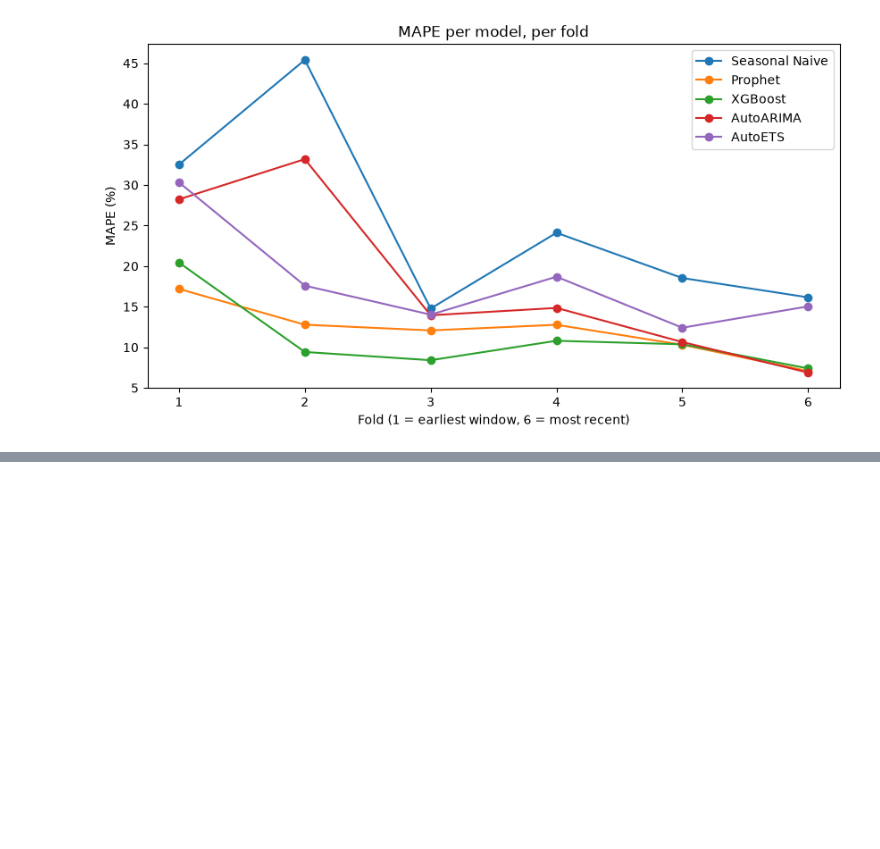
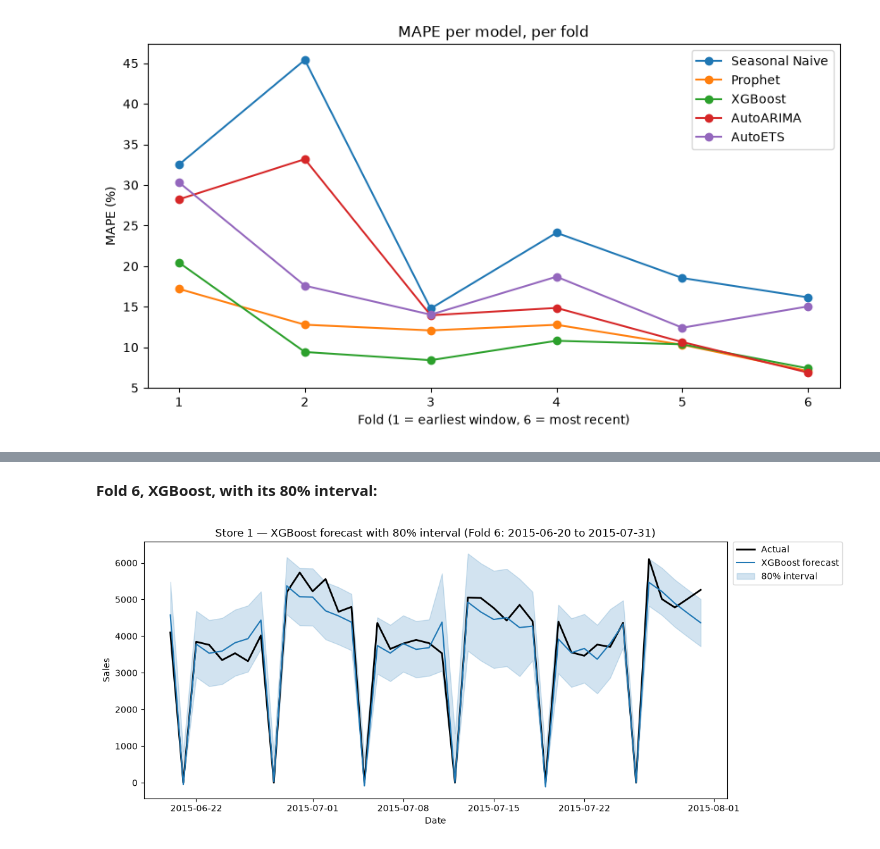
Before and after one commit to Ampofowaa/rossmann-sales-forecasting, a Jupyter notebook: single_store_forecast.ipynb, the cells around one changed output, grey strips where cells are left out. Cells and saved outputs as stored; diff of their text form; code cells hidden in the pictures; blank space fills up the shorter version.

```diff
--- a/single_store_forecast.ipynb
+++ b/single_store_forecast.ipynb
@@ -159,9 +162,11 @@ def fold_seasonal_naive(train_fold, horizon):
 # %% [markdown]
 Prophet is configured with both `weekly_seasonality=True` and `yearly_seasonality=True`, since section 1's EDA showed both a weekly cycle and a recurring yearly holiday pattern. The four exogenous columns are added as linear regressors via `add_regressor`, then fit on a fold's train rows. Unlike XGBoost, no recursive forecasting step is needed: Prophet predicts directly from the fold's real future calendar and regressor values, since its forecast at day *h* doesn't depend on its own prediction at day *h-1*.
 # %%
-def fold_prophet(train_fold, test_fold):
+def fold_prophet(train_fold, test_fold, levels=LEVELS, seed=SEED):
     df_p = train_fold[['Date', 'Sales'] + EXOG_COLS].rename(columns={'Date': 'ds', 'Sales': 'y'})
-    m = Prophet(weekly_seasonality=True, yearly_seasonality=True)  # type: ignore[arg-type]
+    # interval_width=levels[0]/100 = 0.8, Prophet's own default — point forecast (yhat) does not
+    # depend on interval_width or on uncertainty_samples; only yhat_lower/yhat_upper do.
+    m = Prophet(weekly_seasonality=True, yearly_seasonality=True, interval_width=levels[0] / 100)  # type: ignore[arg-type]
     for col in EXOG_COLS:
         m.add_regressor(col)
 
@@ -170,11 +175,20 @@ def fold_prophet(train_fold, test_fold):
     fit_seconds = time.perf_counter() - t0
 
     future = test_fold[['Date'] + EXOG_COLS].rename(columns={'Date': 'ds'})
+    np.random.seed(seed)  # fix Prophet's uncertainty-sampling RNG so intervals are reproducible
     t0 = time.perf_counter()
     pred = m.predict(future)
     predict_seconds = time.perf_counter() - t0
 
-    return pred['yhat'].values, fit_seconds, predict_seconds
+    intervals = {levels[0]: (pred['yhat_lower'].to_numpy(), pred['yhat_upper'].to_numpy())}
+    for lv in levels[1:]:
+        m.interval_width = lv / 100
+        np.random.seed(seed)
+        pred_lv = m.predict(future)
+        assert np.allclose(pred_lv['yhat'].to_numpy(), pred['yhat'].to_numpy()), "yhat must not depend on interval_width"
+        intervals[lv] = (pred_lv['yhat_lower'].to_numpy(), pred_lv['yhat_upper'].to_numpy())
+
+    return pred['yhat'].to_numpy(), fit_seconds, predict_seconds, intervals
 # %% [markdown]
 XGBoost uses calendar/lag/rolling features (`year`, `month`, `dayofweek`, `quarter`, `sales_lag_1/2/3/7`, `sales_rolling_mean_7`, `sales_rolling_std_7`) plus the same four exogenous columns as Prophet. It trains only on a fold's train rows, and forecasts **recursively**: lag/rolling features at each step come from train history plus the model's own earlier predictions (never from the fold's actual test `Sales`), while exogenous columns come from the fold's real future calendar, since those are known ahead of time. No leakage either way.
 # %%
@@ -245,7 +259,7 @@ def fold_xgboost(train_fold, test_fold, horizon, seed):
 # %% [markdown]
 The full-calendar series already has the regular daily frequency `statsforecast` needs — no synthetic placeholder dates required. AutoARIMA takes the same four exogenous columns as Prophet/XGBoost via `statsforecast`'s `X_df` interface (historical values to fit, the fold's real future values to forecast). AutoETS has no exogenous support in `statsforecast` — it stays a pure univariate model, and it's the one model here that can never see `Promo` or holidays coming.
 # %%
-def fold_statsforecast(train_fold, test_fold, horizon, exog_cols):
+def fold_statsforecast(train_fold, test_fold, horizon, exog_cols, levels=LEVELS):
     sf_tr = pd.DataFrame({'unique_id': 'store_1', 'ds': train_fold['Date'].values, 'y': train_fold['Sales'].values})
 
     sf_ets = StatsForecast(models=[AutoETS(season_length=7)], freq='D', n_jobs=1)
@@ -253,8 +267,9 @@ def fold_statsforecast(train_fold, test_fold, horizon, exog_cols):
     sf_ets.fit(df=sf_tr)
     ets_fit_seconds = time.perf_counter() - t0
     t0 = time.perf_counter()
-    fc_ets = cast(pd.DataFrame, sf_ets.predict(h=horizon))
+    fc_ets = cast(pd.DataFrame, sf_ets.predict(h=horizon, level=list(levels)))
     ets_predict_seconds = time.perf_counter() - t0
+    ets_intervals = {lv: (fc_ets[f'AutoETS-lo-{lv}'].to_numpy(), fc_ets[f'AutoETS-hi-{lv}'].to_numpy()) for lv in levels}
 
     sf_tr_arima = sf_tr.copy()
     for col in exog_cols:
@@ -268,10 +283,11 @@ def fold_statsforecast(train_fold, test_fold, horizon, exog_cols):
     sf_arima.fit(df=sf_tr_arima)
     arima_fit_seconds = time.perf_counter() - t0
     t0 = time.perf_counter()
-    fc_arima = cast(pd.DataFrame, sf_arima.predict(h=horizon, X_df=futr_df))
+    fc_arima = cast(pd.DataFrame, sf_arima.predict(h=horizon, X_df=futr_df, level=list(levels)))
     arima_predict_seconds = time.perf_counter() - t0
+    arima_intervals = {lv: (fc_arima[f'AutoARIMA-lo-{lv}'].to_numpy(), fc_arima[f'AutoARIMA-hi-{lv}'].to_numpy()) for lv in levels}
 
     return (
-        fc_arima['AutoARIMA'].values, arima_fit_seconds, arima_predict_seconds,
-        fc_ets['AutoETS'].values, ets_fit_seconds, ets_predict_seconds,
+        fc_arima['AutoARIMA'].to_numpy(), arima_fit_seconds, arima_predict_seconds, arima_intervals,
+        fc_ets['AutoETS'].to_numpy(), ets_fit_seconds, ets_predict_seconds, ets_intervals,
     )
@@ -477,0 +644,20 @@ plt.show()
+# %% [markdown]
+**Fold 6, XGBoost, with its 80% interval:**
+# %%
+detail = fold_detail[N_FOLDS]
+test_fold, actual_fold = detail['test_df'], detail['actual']
+lo80, hi80 = detail['intervals']['XGBoost'][80]
+lo80 = np.clip(lo80, 0, None)
+
+plt.figure(figsize=(12, 5))
+plt.plot(test_fold['Date'], actual_fold, label='Actual', color='black', linewidth=2)
+plt.plot(test_fold['Date'], detail['forecasts']['XGBoost'], label='XGBoost forecast', color='tab:blue')
+plt.fill_between(test_fold['Date'], lo80, hi80, color='tab:blue', alpha=0.2, label='80% interval')
+plt.title(f"Store 1 — XGBoost forecast with 80% interval (Fold {N_FOLDS}: {test_fold['Date'].iloc[0].date()} to {test_fold['Date'].iloc[-1].date()})")
+plt.xlabel('Date')
+plt.ylabel('Sales')
+plt.legend(loc='upper left', bbox_to_anchor=(1.01, 1), borderaxespad=0)
+plt.tight_layout()
+plt.show()
+# %% [output]
+[figure, added]
```
Also changed, not shown: parts of 24 cells of this notebook, 1 other file.
